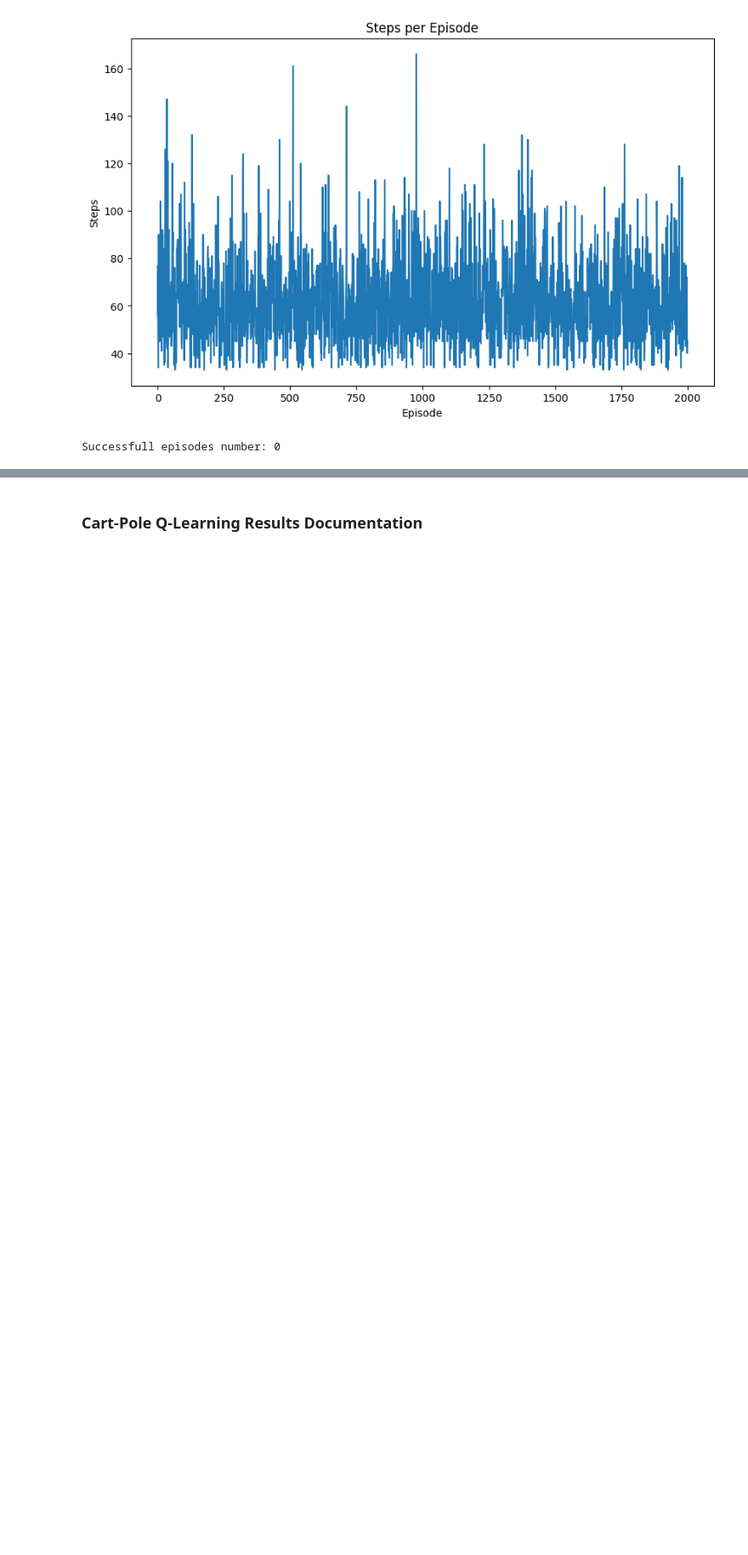
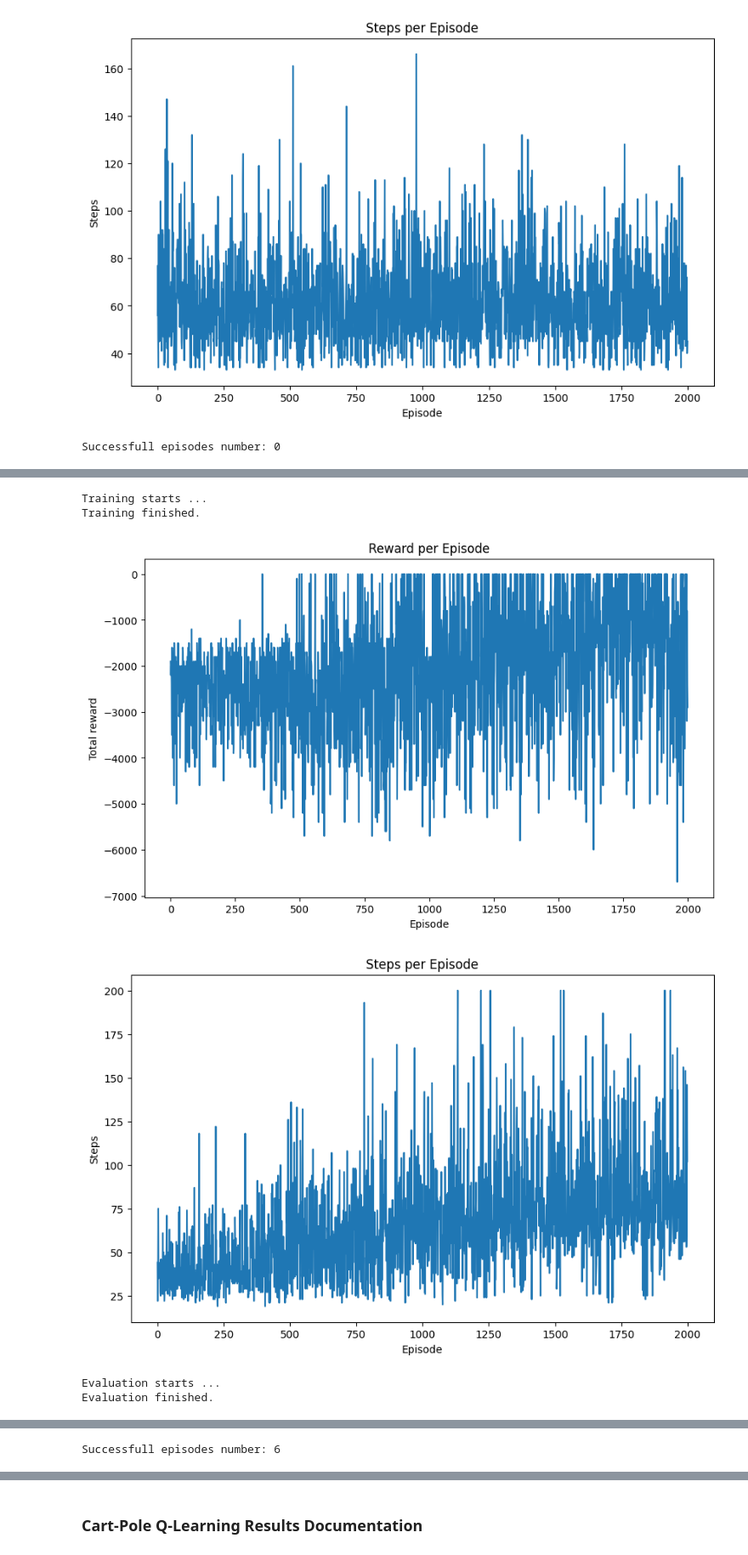
Before and after one commit to sav0sav1c5/reinforcement-learning, a Jupyter notebook: src/FinalProject/CartPole-Project.ipynb, the cells around one changed output, grey strips where cells are left out. Shown at 85% size. Saved outputs shown, nothing was run; the diff lists cells and outputs as text; code cells hidden in the pictures; blank space fills up the shorter version.

```diff
--- a/src/FinalProject/CartPole-Project.ipynb
+++ b/src/FinalProject/CartPole-Project.ipynb
@@ -911,0 +1069,9 @@ Successfull episodes number: 0
+# %%
+agent_four(model = model, state_discretizer = state_discretizer)
+# %% [output]
+Training starts ...
+Training finished.
+[figure, added]
+[figure, added]
+Evaluation starts ...
+Evaluation finished.
@@ -911,0 +1080 @@ Successfull episodes number: 0
+Successfull episodes number: 6
```
Also changed, not shown: parts of 14 cells of this notebook.
